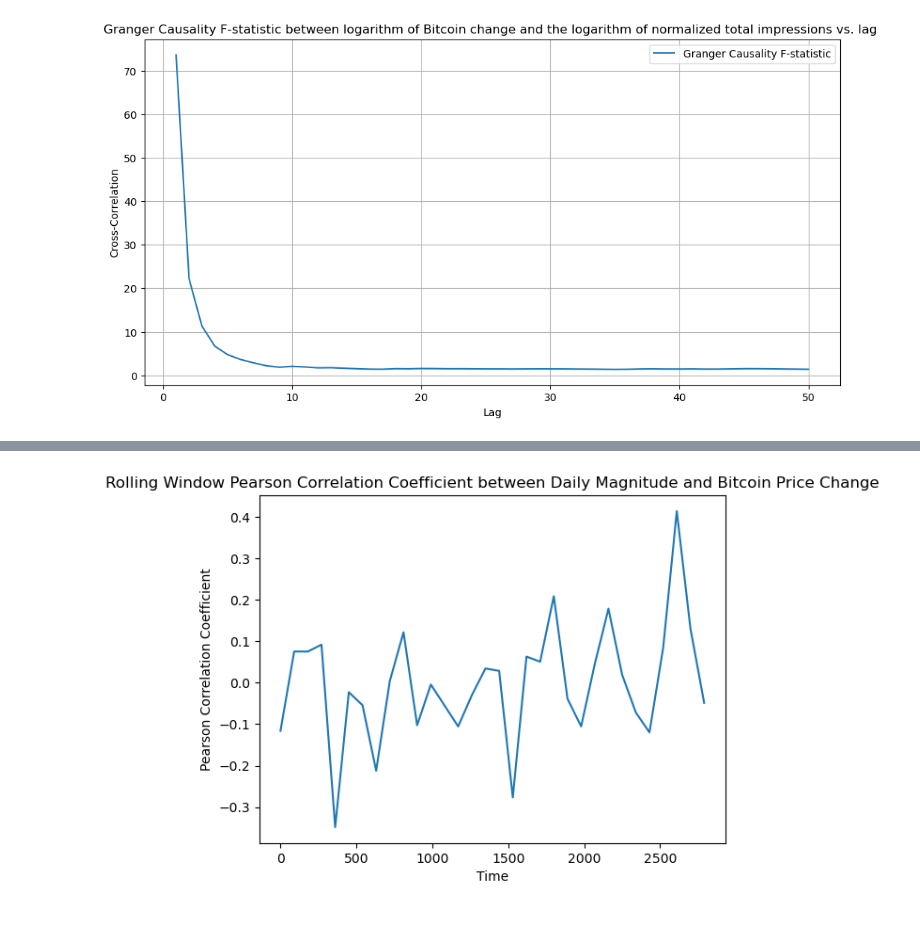
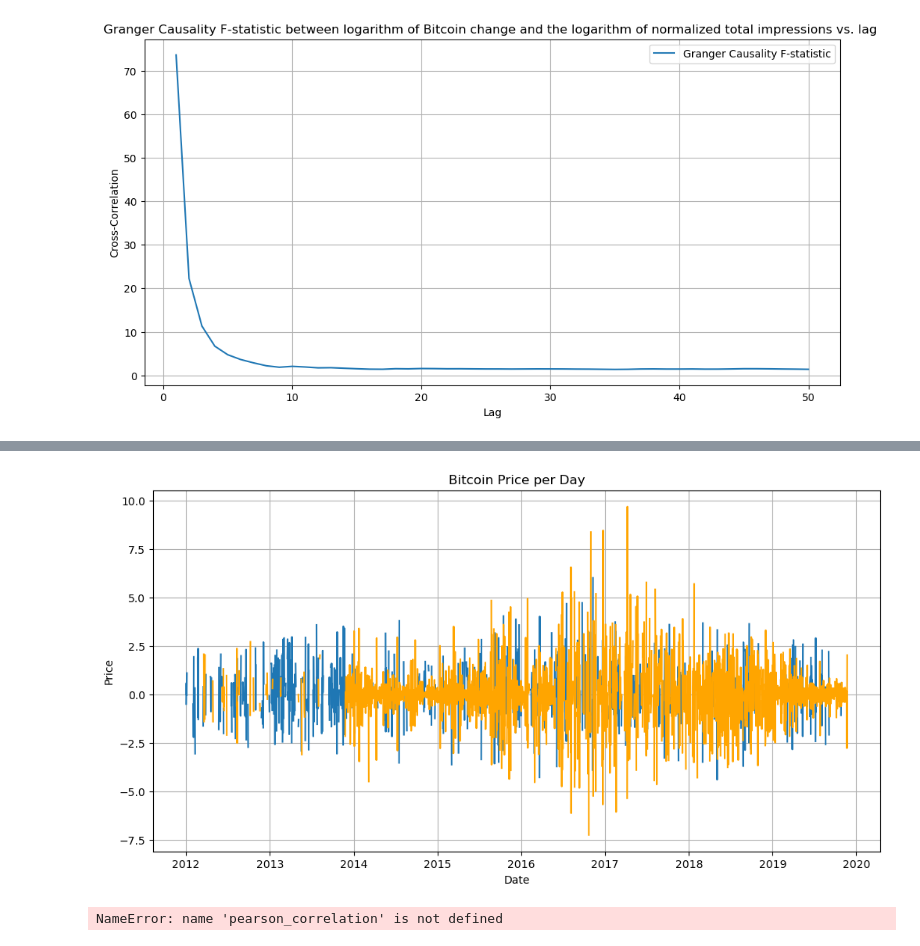
Before and after one commit to finn-prins/Scientific-Data-Analysis-Project, a Jupyter notebook: team_11.ipynb, the cells around one changed output, grey strips where cells are left out. Saved outputs shown, nothing was run; the diff lists cells and outputs as text; code cells hidden in the pictures.

Commit message:
made bitcoin and magnitude stationary

```diff
--- a/team_11.ipynb
+++ b/team_11.ipynb
@@ -792,3 +740,20 @@ plt.show()
+# %%
+daily_magnitude = tweet_test.groupby('date')['magnitude'].sum().reset_index()
+daily_magnitude['magnitude'] = np.log(daily_magnitude['magnitude']).diff()
+
+bitcoin_test = bitcoin[bitcoin['date'].isin(daily_magnitude['date'])].reset_index(drop=True)
+bitcoin_test['change'] = np.log(bitcoin_test['change']).diff()
+
+plt.figure(figsize=(12, 6))
+plt.plot(bitcoin_test['date'], bitcoin_test['change'])
+plt.plot(daily_magnitude['date'], daily_magnitude['magnitude'], color='orange')
+plt.title('Bitcoin Price per Day')
+plt.xlabel('Date')
+plt.ylabel('Price')
+plt.grid(True)
+plt.show()
+# %% [output]
+[figure, added]
 # %%
 # rolling window of pearson correlation between magnitude and bitcoin price change
 window_size = 90
@@ -807,4 +772,4 @@ plt.ylabel('Pearson Correlation Coefficient')
 plt.title('Rolling Window Pearson Correlation Coefficient between Daily Magnitude and Bitcoin Price Change')
 plt.show()
 # %% [output]
-[figure, removed]
+NameError: name 'pearson_correlation' is not defined
```
Also changed, not shown: parts of 4 cells of this notebook.
